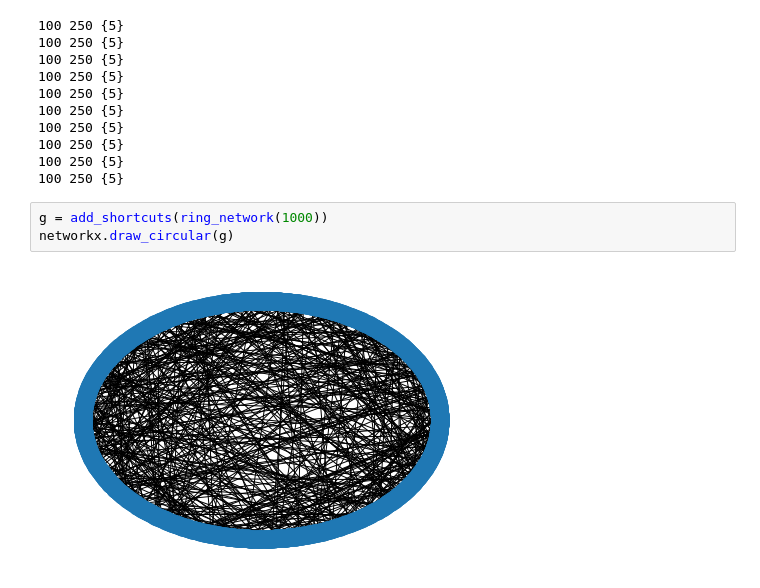
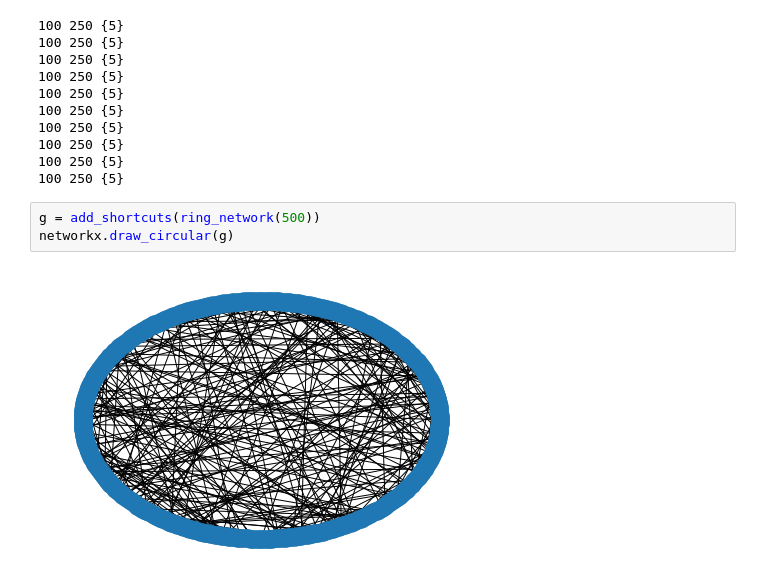
Before and after one commit to etchenko/Spring-2022, a Jupyter notebook: Networks/17-3.ipynb, the cells around one changed output. Drawn from its saved outputs; the diff is of its cells as text.

```diff
--- a/Networks/17-3.ipynb
+++ b/Networks/17-3.ipynb
@@ -56,7 +56,7 @@ test(100)
 100 250 {5}
 100 250 {5}
 # %%
-g = add_shortcuts(ring_network(1000))
+g = add_shortcuts(ring_network(500))
 networkx.draw_circular(g)
 # %% [output]
-[figure, old version]
+[figure, new version]
```
Also changed, not shown: 2 other files.
